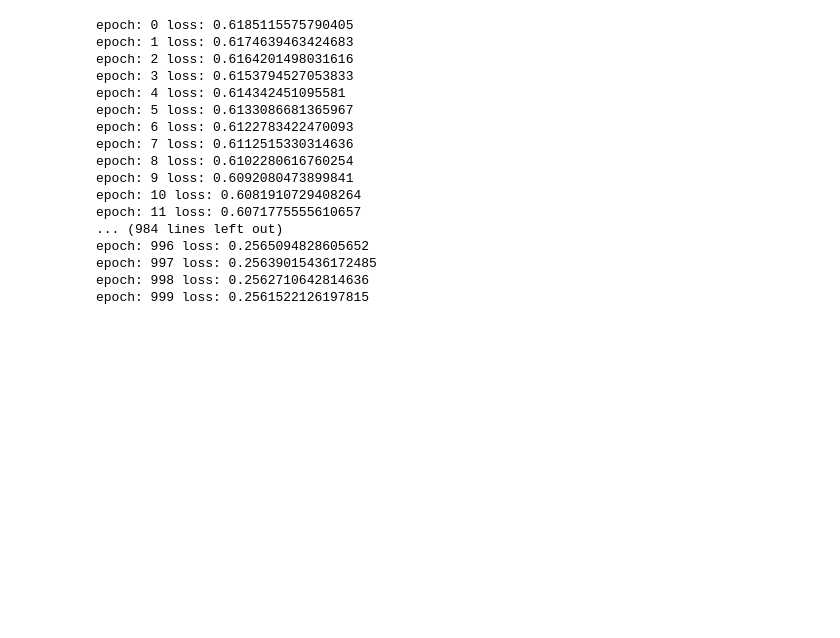
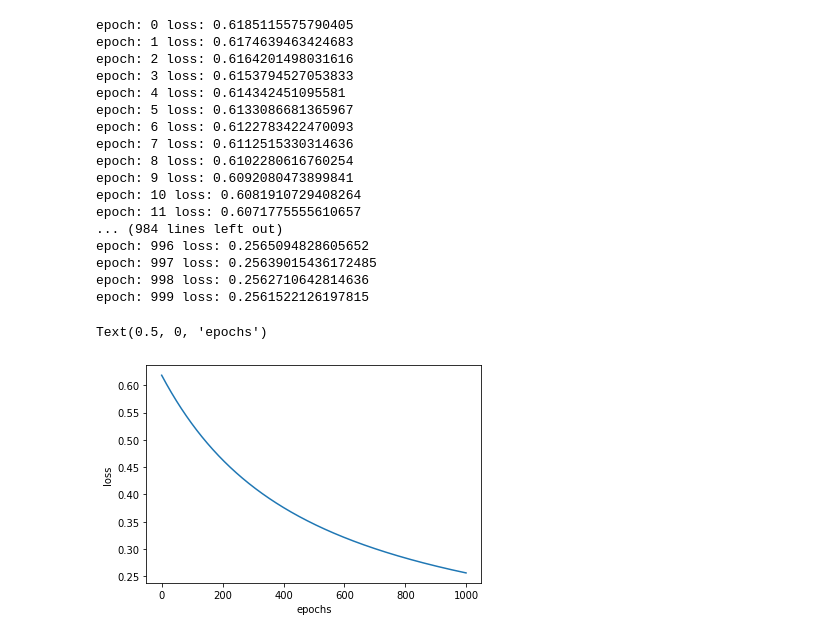
Before and after one commit to sendmail123/DataScience, a Jupyter notebook: Pytorch/Perceptron_Classifier.ipynb, the cells around one changed output. Drawn from its saved outputs; the diff is of its cells as text; code cells hidden in the pictures; blank space fills up the shorter version.

```diff
--- a/Pytorch/Perceptron_Classifier.ipynb
+++ b/Pytorch/Perceptron_Classifier.ipynb
@@ -101,3 +101,10 @@ epoch: 996 loss: 0.2565094828605652
 epoch: 997 loss: 0.25639015436172485
 epoch: 998 loss: 0.2562710642814636
 epoch: 999 loss: 0.2561522126197815
+# %%
+plt.plot(range(epochs),losses)
+plt.ylabel("loss")
+plt.xlabel('epochs')
+# %% [output]
+Text(0.5, 0, 'epochs')
+[figure, added]
```
Also changed, not shown: parts of 1 cell of this notebook.
